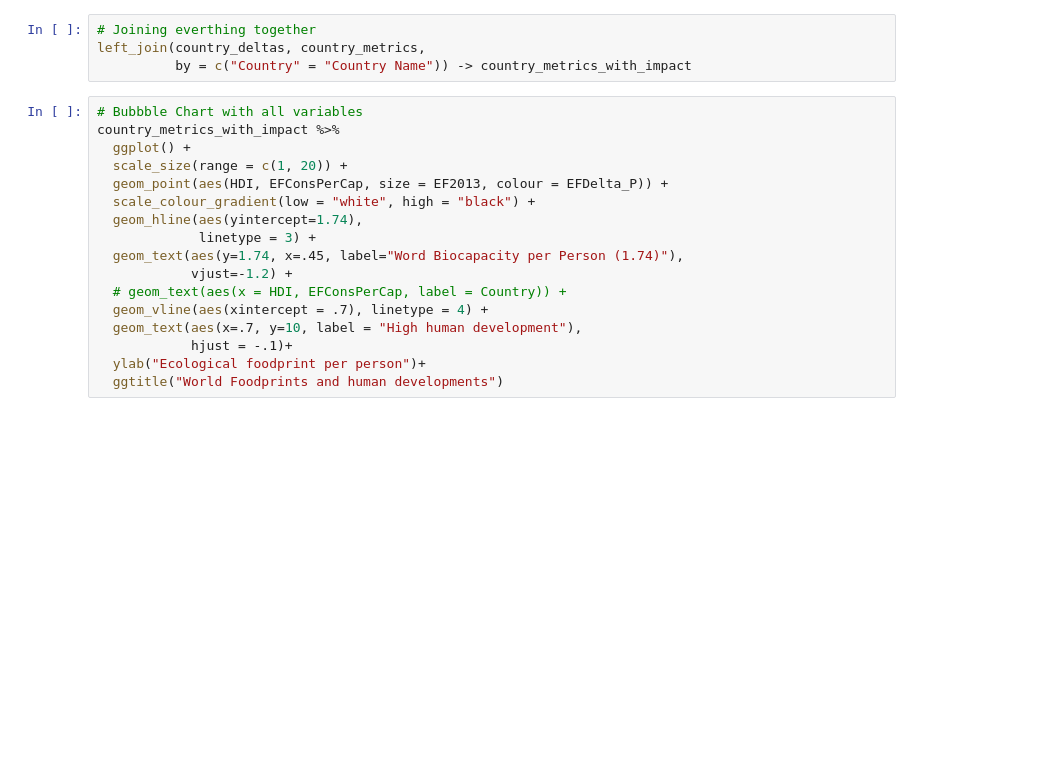
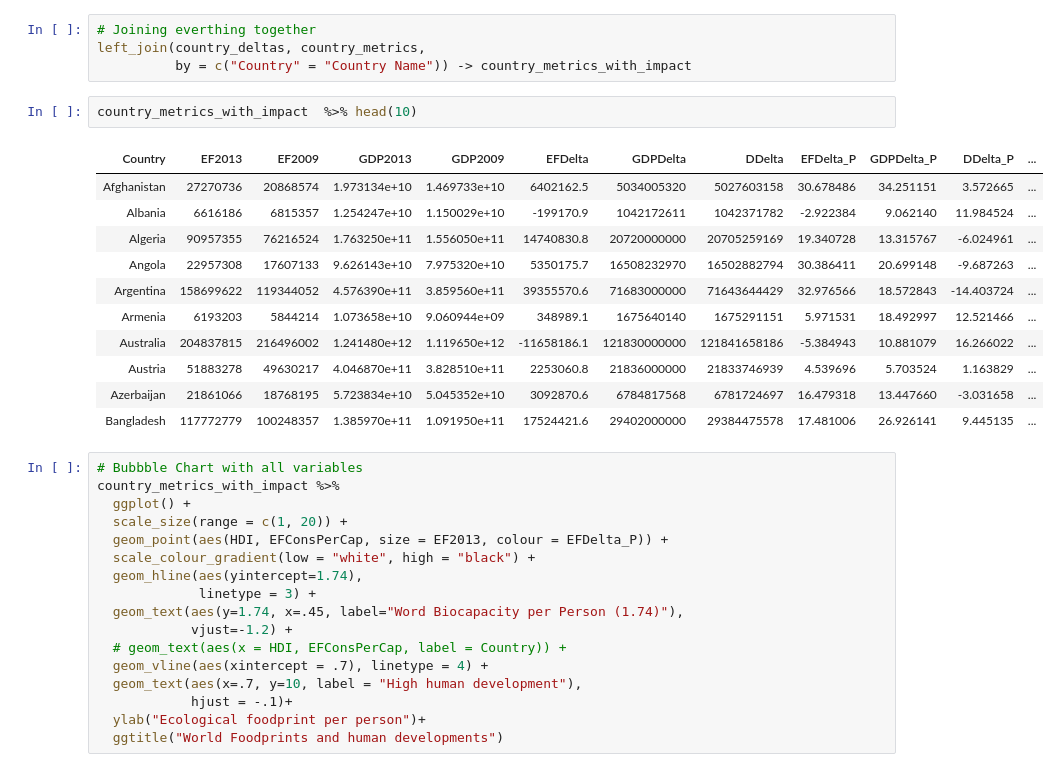
Before and after one commit to huli/mas-data-science, a Jupyter notebook: CAS Data Visualization/Project/storyboard.ipynb, the cells around one changed output. Drawn from its saved outputs; the diff is of its cells as text; blank space fills up the shorter version.

```diff
--- a/CAS Data Visualization/Project/storyboard.ipynb
+++ b/CAS Data Visualization/Project/storyboard.ipynb
@@ -70,6 +70,20 @@ cols(
 # Joining everthing together
 left_join(country_deltas, country_metrics,
           by = c("Country" = "Country Name")) -> country_metrics_with_impact
+# %%
+country_metrics_with_impact  %>% head(10)
+# %% [output]
+| Country | EF2013 | EF2009 | GDP2013 | GDP2009 | EFDelta | GDPDelta | DDelta | EFDelta_P | GDPDelta_P | DDelta_P | ... |
+| Afghanistan | 27270736 | 20868574 | 1.973134e+10 | 1.469733e+10 | 6402162.5 | 5034005320 | 5027603158 | 30.678486 | 34.251151 | 3.572665 | ... |
+| Albania | 6616186 | 6815357 | 1.254247e+10 | 1.150029e+10 | -199170.9 | 1042172611 | 1042371782 | -2.922384 | 9.062140 | 11.984524 | ... |
+| Algeria | 90957355 | 76216524 | 1.763250e+11 | 1.556050e+11 | 14740830.8 | 20720000000 | 20705259169 | 19.340728 | 13.315767 | -6.024961 | ... |
+| Angola | 22957308 | 17607133 | 9.626143e+10 | 7.975320e+10 | 5350175.7 | 16508232970 | 16502882794 | 30.386411 | 20.699148 | -9.687263 | ... |
+| Argentina | 158699622 | 119344052 | 4.576390e+11 | 3.859560e+11 | 39355570.6 | 71683000000 | 71643644429 | 32.976566 | 18.572843 | -14.403724 | ... |
+| Armenia | 6193203 | 5844214 | 1.073658e+10 | 9.060944e+09 | 348989.1 | 1675640140 | 1675291151 | 5.971531 | 18.492997 | 12.521466 | ... |
+| Australia | 204837815 | 216496002 | 1.241480e+12 | 1.119650e+12 | -11658186.1 | 121830000000 | 121841658186 | -5.384943 | 10.881079 | 16.266022 | ... |
+| Austria | 51883278 | 49630217 | 4.046870e+11 | 3.828510e+11 | 2253060.8 | 21836000000 | 21833746939 | 4.539696 | 5.703524 | 1.163829 | ... |
+| Azerbaijan | 21861066 | 18768195 | 5.723834e+10 | 5.045352e+10 | 3092870.6 | 6784817568 | 6781724697 | 16.479318 | 13.447660 | -3.031658 | ... |
+| Bangladesh | 117772779 | 100248357 | 1.385970e+11 | 1.091950e+11 | 17524421.6 | 29402000000 | 29384475578 | 17.481006 | 26.926141 | 9.445135 | ... |
 # %%
 # Bubbble Chart with all variables
 country_metrics_with_impact %>%
```
Also changed, not shown: parts of 7 cells of this notebook, 1 other file.
